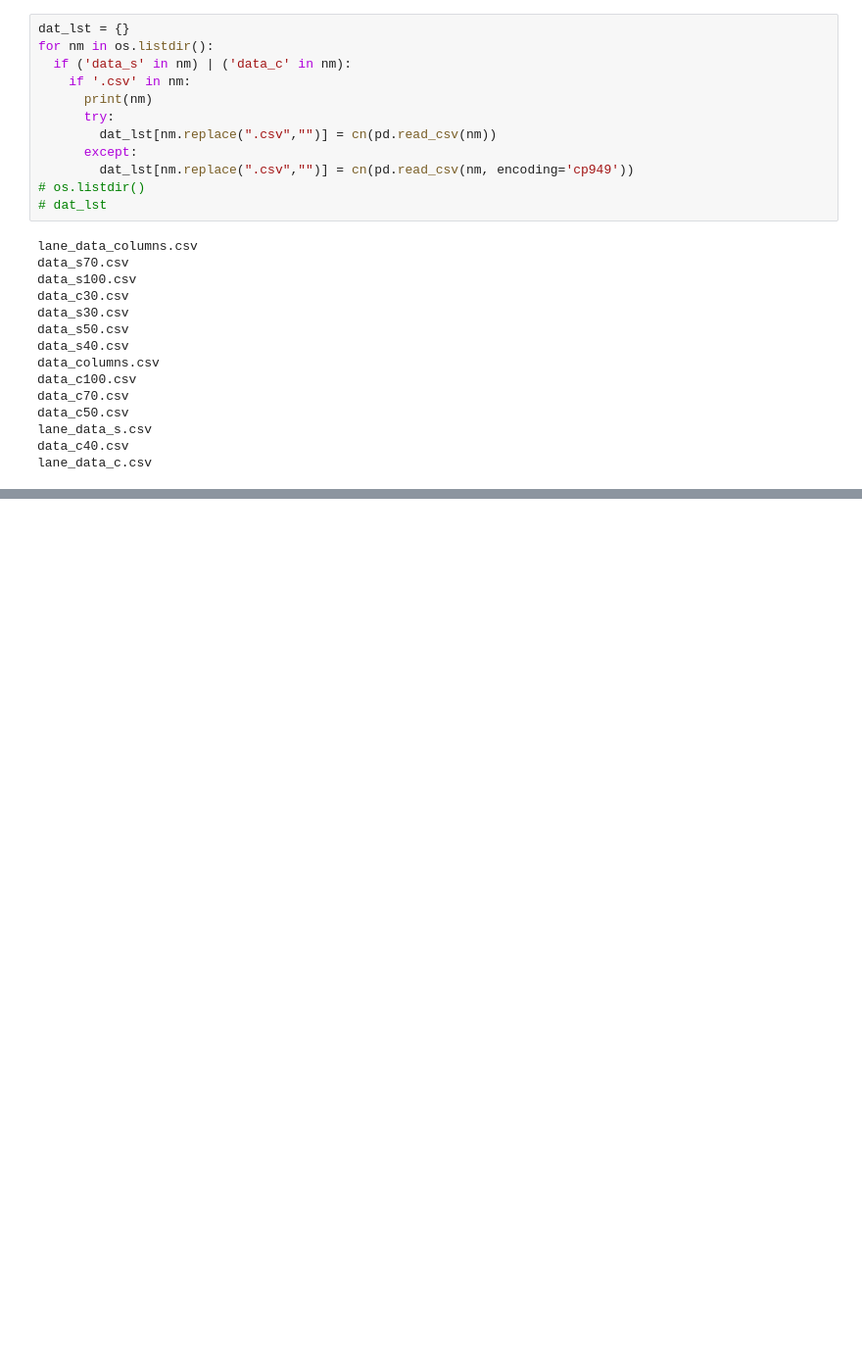
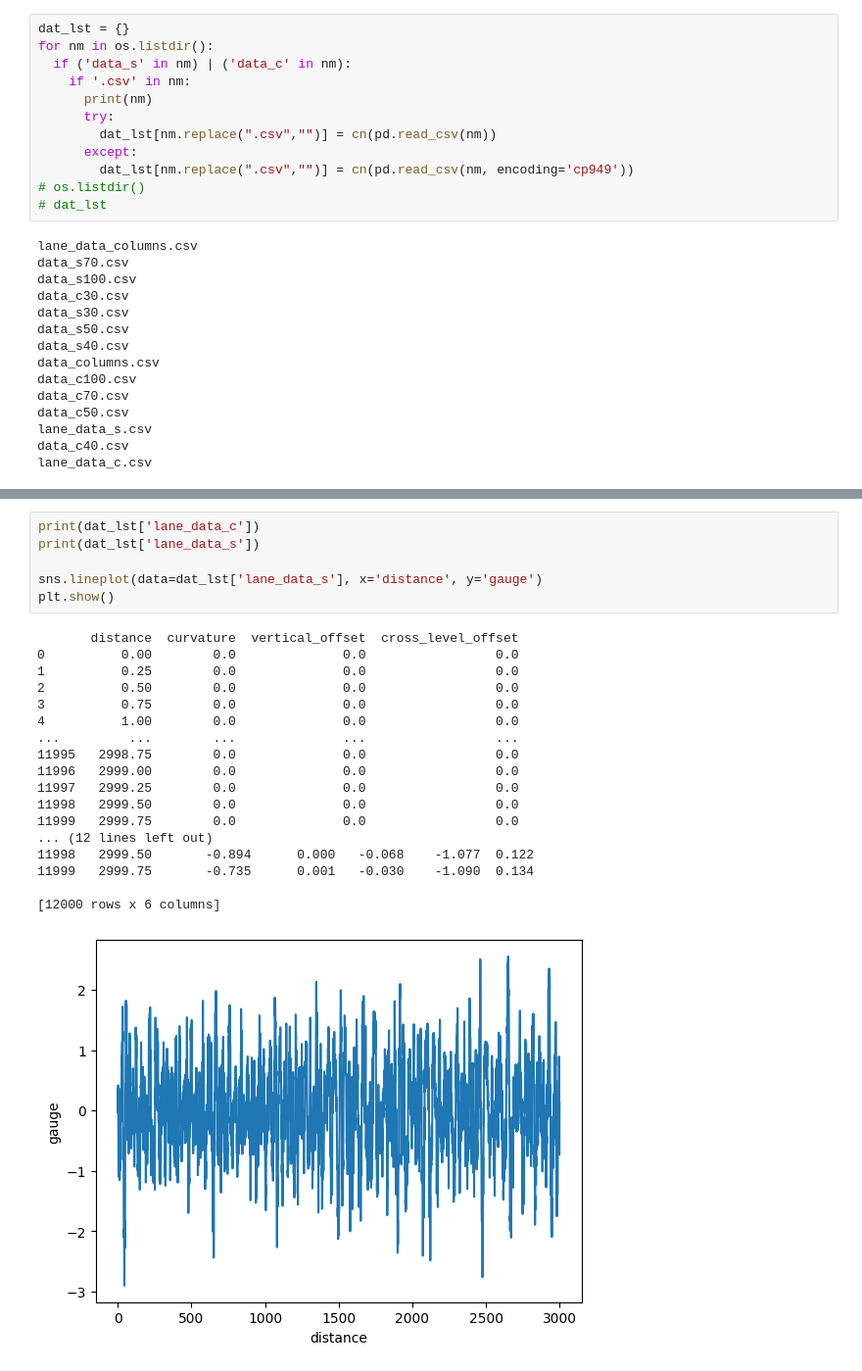
Before and after one commit to mlKwon/railway, a Jupyter notebook: rail.ipynb, the cells around one changed output, grey strips where cells are left out. Shown at 98% size. Drawn from its saved outputs; the diff is of its cells as text; blank space fills up the shorter version.

```diff
--- a/rail.ipynb
+++ b/rail.ipynb
@@ -128,0 +233,25 @@ plt.show()
+# %%
+print(dat_lst['lane_data_c'])
+print(dat_lst['lane_data_s'])
+
+sns.lineplot(data=dat_lst['lane_data_s'], x='distance', y='gauge')
+plt.show()
+# %% [output]
+       distance  curvature  vertical_offset  cross_level_offset
+0          0.00        0.0              0.0                 0.0
+1          0.25        0.0              0.0                 0.0
+2          0.50        0.0              0.0                 0.0
+3          0.75        0.0              0.0                 0.0
+4          1.00        0.0              0.0                 0.0
+...         ...        ...              ...                 ...
+11995   2998.75        0.0              0.0                 0.0
+11996   2999.00        0.0              0.0                 0.0
+11997   2999.25        0.0              0.0                 0.0
+11998   2999.50        0.0              0.0                 0.0
+11999   2999.75        0.0              0.0                 0.0
+... (12 lines left out)
+11998   2999.50       -0.894      0.000   -0.068    -1.077  0.122
+11999   2999.75       -0.735      0.001   -0.030    -1.090  0.134
+
+[12000 rows x 6 columns]
+[figure, added]
```
Also changed, not shown: parts of 39 cells of this notebook.
